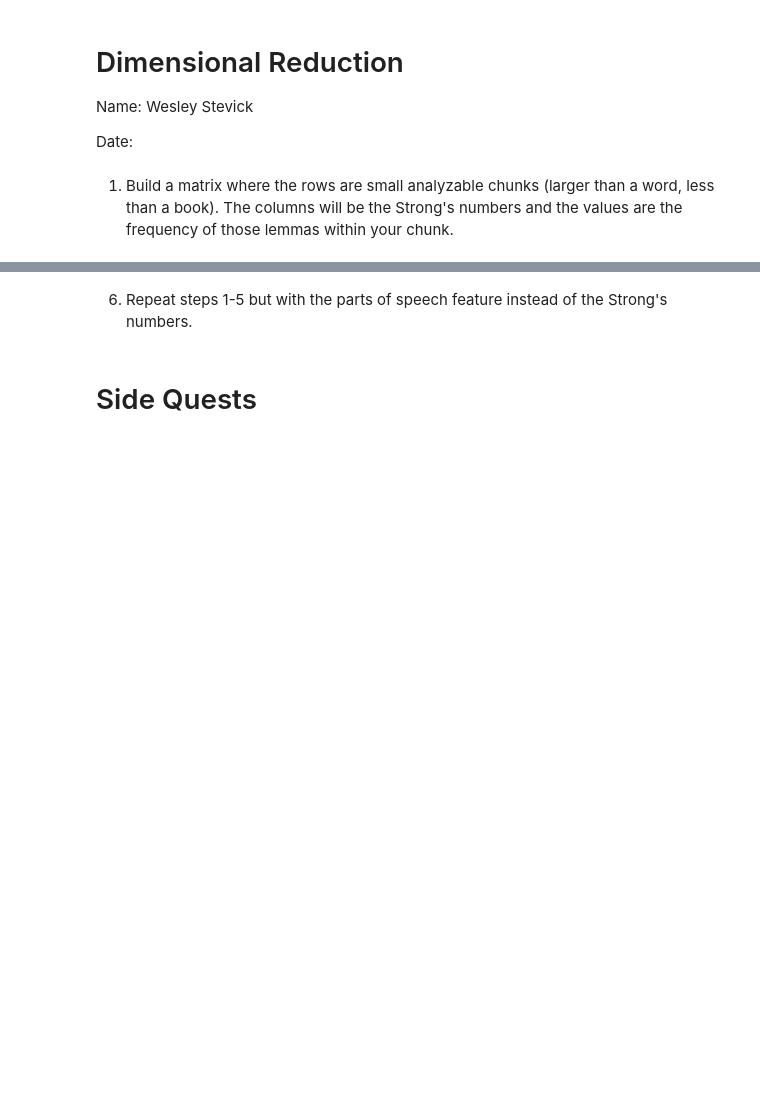
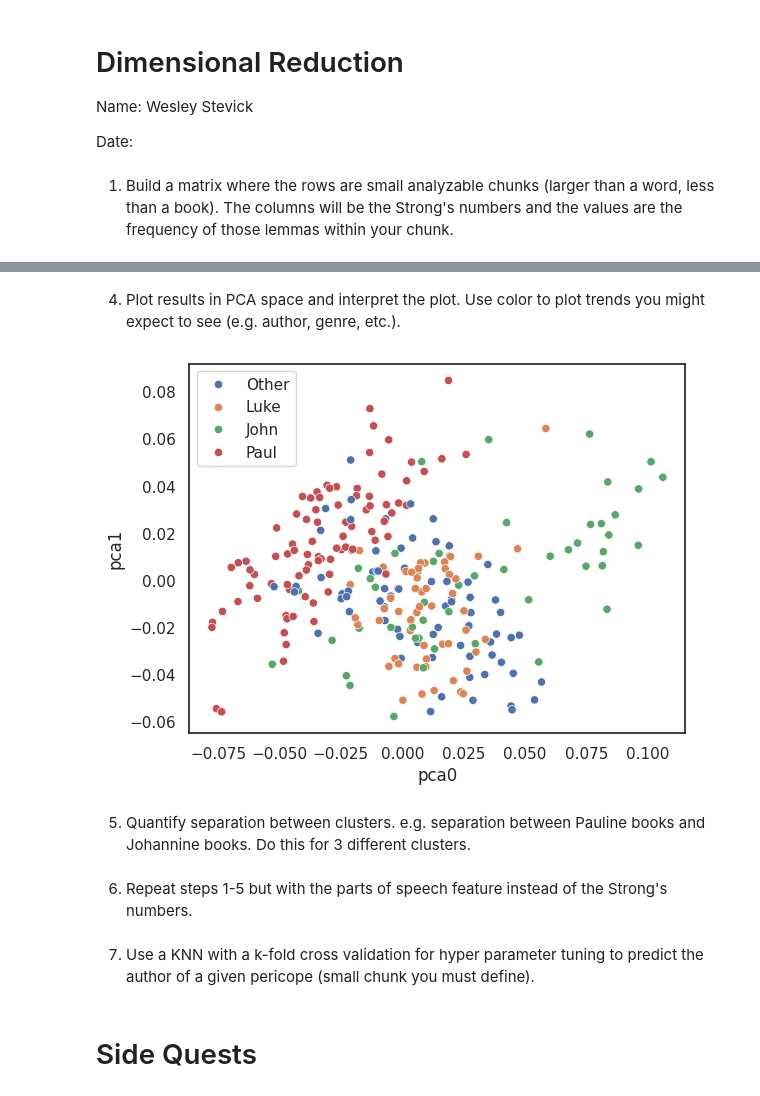
Before and after one commit to wstevick/bible-project, a Jupyter notebook: PS3_DimensionReduction.ipynb, the cells around one changed output, grey strips where cells are left out. Cells and saved outputs as stored; diff of their text form; code cells hidden in the pictures; blank space fills up the shorter version.

```diff
--- a/PS3_DimensionReduction.ipynb
+++ b/PS3_DimensionReduction.ipynb
@@ -17,2 +79,42 @@ Date:
+# %% [markdown]
+4. Plot results in PCA space and interpret the plot. Use color to plot trends you might expect to see (e.g. author, genre, etc.).
+# %%
+author_map = new_testament_authors = {
+    40: "Matthew",
+    41: "Mark",
+    42: "Luke",
+    43: "John",
+    44: "Luke",             # Acts
+    45: "Paul",             # Romans
+    46: "Paul",             # 1 Corinthians
+    47: "Paul",             # 2 Corinthians
+    48: "Paul",             # Galatians
+    49: "Paul",             # Ephesians
+    50: "Paul",             # Philippians
+    51: "Paul",             # Colossians
+    52: "Paul",             # 1 Thessalonians
+    53: "Paul",             # 2 Thessalonians
+    54: "Paul",             # 1 Timothy
+    55: "Paul",             # 2 Timothy
+    56: "Paul",             # Titus
+    57: "Paul",             # Philemon
+    58: "Unknown (traditionally Paul)",  # Hebrews
+    59: "James",
+    60: "Peter",            # 1 Peter
+    61: "Peter",            # 2 Peter
+    62: "John",             # 1 John
+    63: "John",             # 2 John
+    64: "John",             # 3 John
+    65: "Jude",
+    66: "John"              # Revelation
+}
+chapter_authors = pcs.index.to_series().str.split(' - ').str[0].astype(int).replace(author_map)
+top_3_clusters = chapter_authors.value_counts().index[:3].values
+chapter_authors[~chapter_authors.isin(top_3_clusters)] = "Other"
+sns.scatterplot(pcs, x='pca0', y='pca1', hue=chapter_authors.values);
+# %% [output]
+[figure, added]
+# %% [markdown]
+5. Quantify separation between clusters. e.g. separation between Pauline books and Johannine books. Do this for 3 different clusters.
 # %% [markdown]
 6. Repeat steps 1-5 but with the parts of speech feature instead of the Strong's numbers.
@@ -21,3 +121,5 @@ Date:
+# %% [markdown]
+7. Use a KNN with a k-fold cross validation for hyper parameter tuning to predict the author of a given pericope (small chunk you must define).
 # %% [markdown]
 # Side Quests
 # %% [markdown]
```
Also changed, not shown: parts of 11 cells of this notebook.
